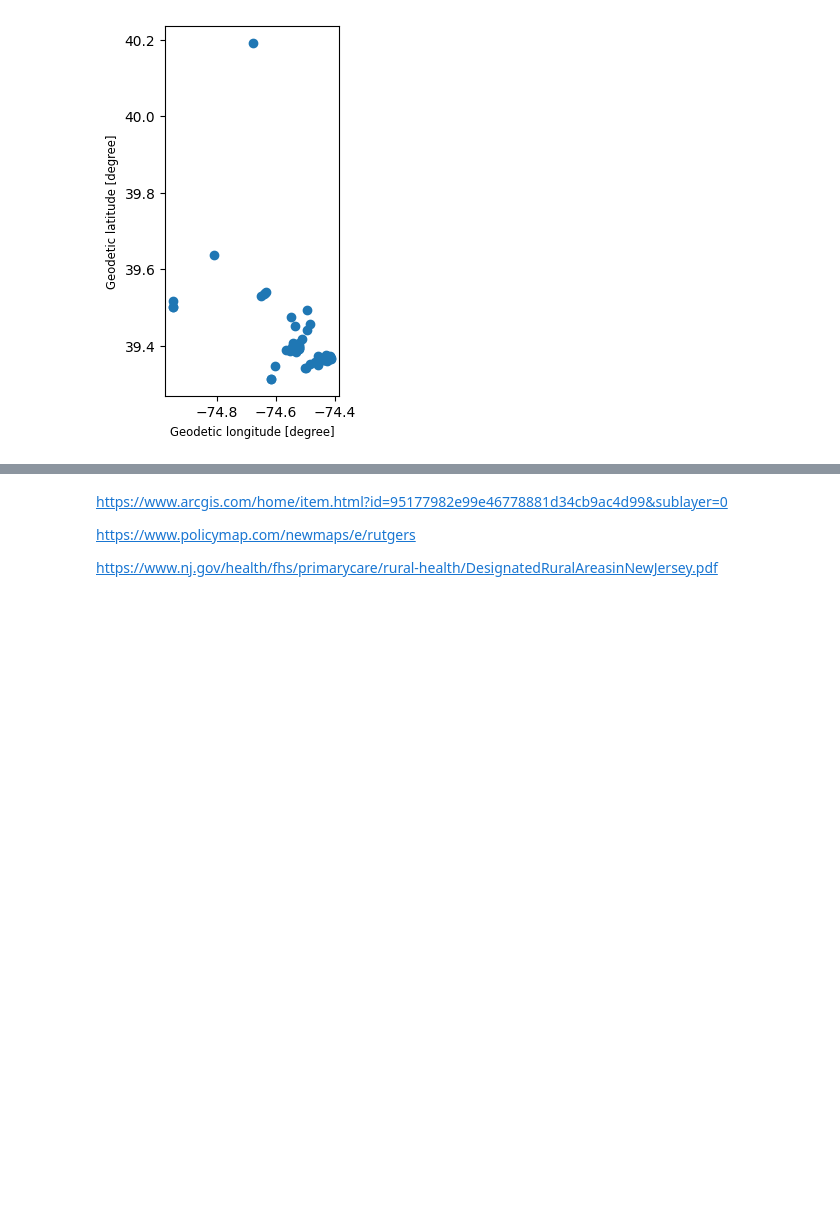
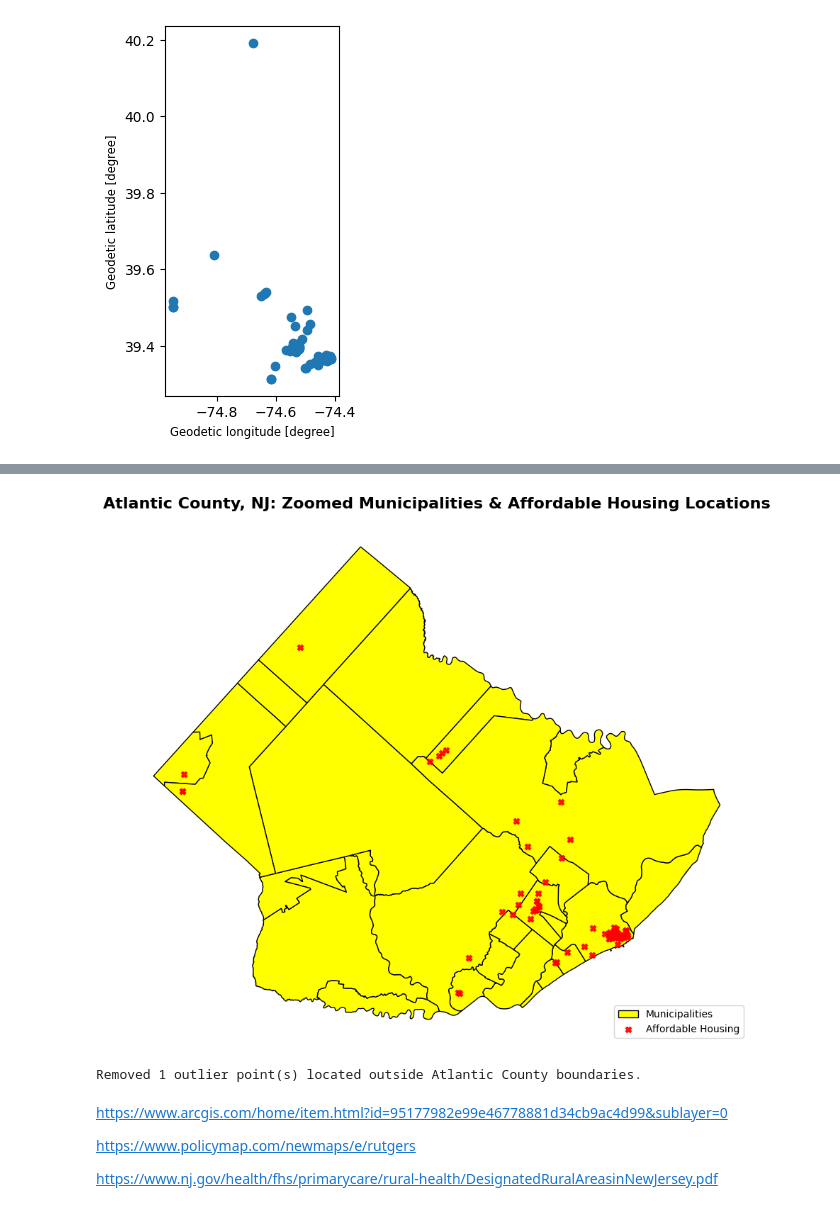
Before and after one commit to Anjanique-Knight/AjGIS, a Jupyter notebook: PS2_GIS_2.ipynb, the cells around one changed output, grey strips where cells are left out. Cells and saved outputs as stored; diff of their text form; code cells hidden in the pictures; blank space fills up the shorter version.

```diff
--- a/PS2_GIS_2.ipynb
+++ b/PS2_GIS_2.ipynb
@@ -295,0 +350,29 @@ ATLgeo_full.plot()
+# %%
+# 1. Align Coordinate Reference Systems (CRS) first
+ATLgeo_projected = ATLgeo_full.to_crs(atlantic_mun_gdf.crs)
+
+# 2. Filter points spatially (keep only those inside the municipal boundaries)
+# This removes any geocoding outliers that are outside Atlantic County
+ATLgeo_in_county = gpd.sjoin(ATLgeo_projected, atlantic_mun_gdf, how='inner', predicate='within')
+
+# 3. Create the zoomed-in plot overlay
+fig, ax = plt.subplots(figsize=(10, 8))
+
+# Plot the base map (Municipalities of Atlantic County)
+atlantic_mun_gdf.plot(ax=ax, edgecolor='black', color='yellow', linewidth=1, label='Municipalities')
+
+# Plot only the points that are within Atlantic County boundaries
+ATLgeo_in_county.plot(ax=ax, marker='X', color='red', markersize=35, alpha=0.9, label='Affordable Housing')
+
+# Add title, legend, and cleanup axes
+plt.title('Atlantic County, NJ: Zoomed Municipalities & Affordable Housing Locations', fontsize=16, fontweight='bold', pad=15)
+plt.axis('off')
+plt.legend(loc='lower right', frameon=True)
+plt.tight_layout()
+plt.show()
+
+# Print status info
+print(f"Removed {len(ATLgeo_projected) - len(ATLgeo_in_county)} outlier point(s) located outside Atlantic County boundaries.")
+# %% [output]
+[figure, added]
+Removed 1 outlier point(s) located outside Atlantic County boundaries.
```
Also changed, not shown: parts of 6 cells of this notebook.
